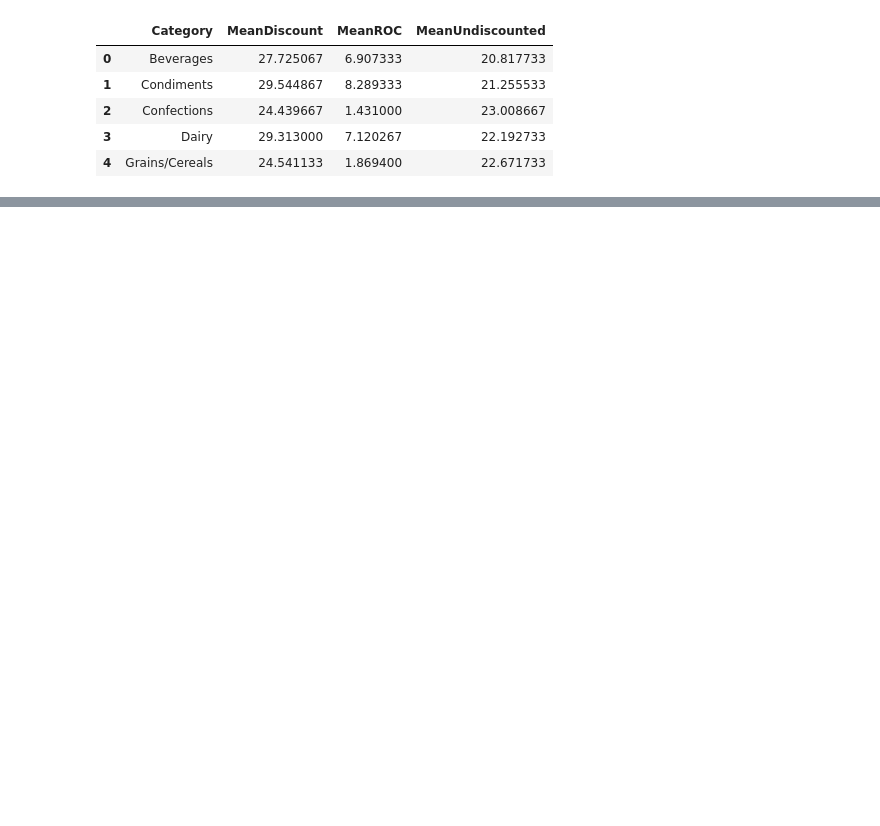
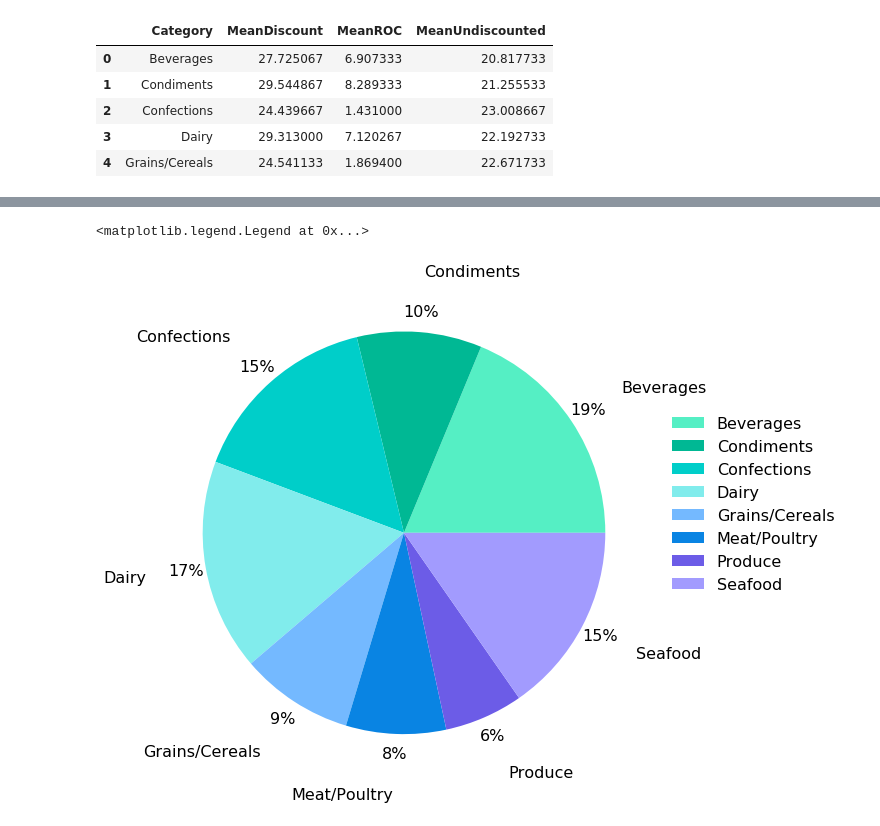
Before and after one commit to whitcrrd/dsc-2-final-project-online-ds-ft-021119, a Jupyter notebook: whitcraft-final.ipynb, the cells around one changed output, grey strips where cells are left out. Drawn from its saved outputs; the diff is of its cells as text; code cells hidden in the pictures; blank space fills up the shorter version.

```diff
--- a/whitcraft-final.ipynb
+++ b/whitcraft-final.ipynb
@@ -1936,0 +1995,13 @@ plt.legend()
+# %%
+orders_count = []
+names = []
+for c in c_list:
+    coun = c["orders"]["Tot"]
+    orders_count.append(coun)
+    names.append(c["CategoryName"])
+
+print("orders_count")
+print(orders_count)
+print("names")
+print(names)
+print(sum(orders_count))
@@ -1936,0 +2023,16 @@ plt.legend()
+# %%
+percentage = []
+total = sum(orders_count)
+for c in orders_count:
+    percentage.append(c / total)
+# %%
+fig, ax = plt.subplots(figsize=(8,8))
+plt.rcParams['font.size']=16
+labels = names
+color_palette_list = ['#55efc4', '#00b894', '#00cec9', '#81ecec', '#74b9ff', '#0984e3', '#6c5ce7', '#a29bfe']
+ax.pie(percentage, labels=labels, autopct='%1.0f%%', shadow=False, colors=color_palette_list, startangle=0, pctdistance=1.1, labeldistance=1.3)
+ax.axis('equal')
+ax.legend(frameon=False, bbox_to_anchor=(1.5, 0.8))
+# %% [output]
+<matplotlib.legend.Legend at 0x...>
+[figure, added]
```
Also changed, not shown: parts of 15 cells of this notebook, 1 other file.
